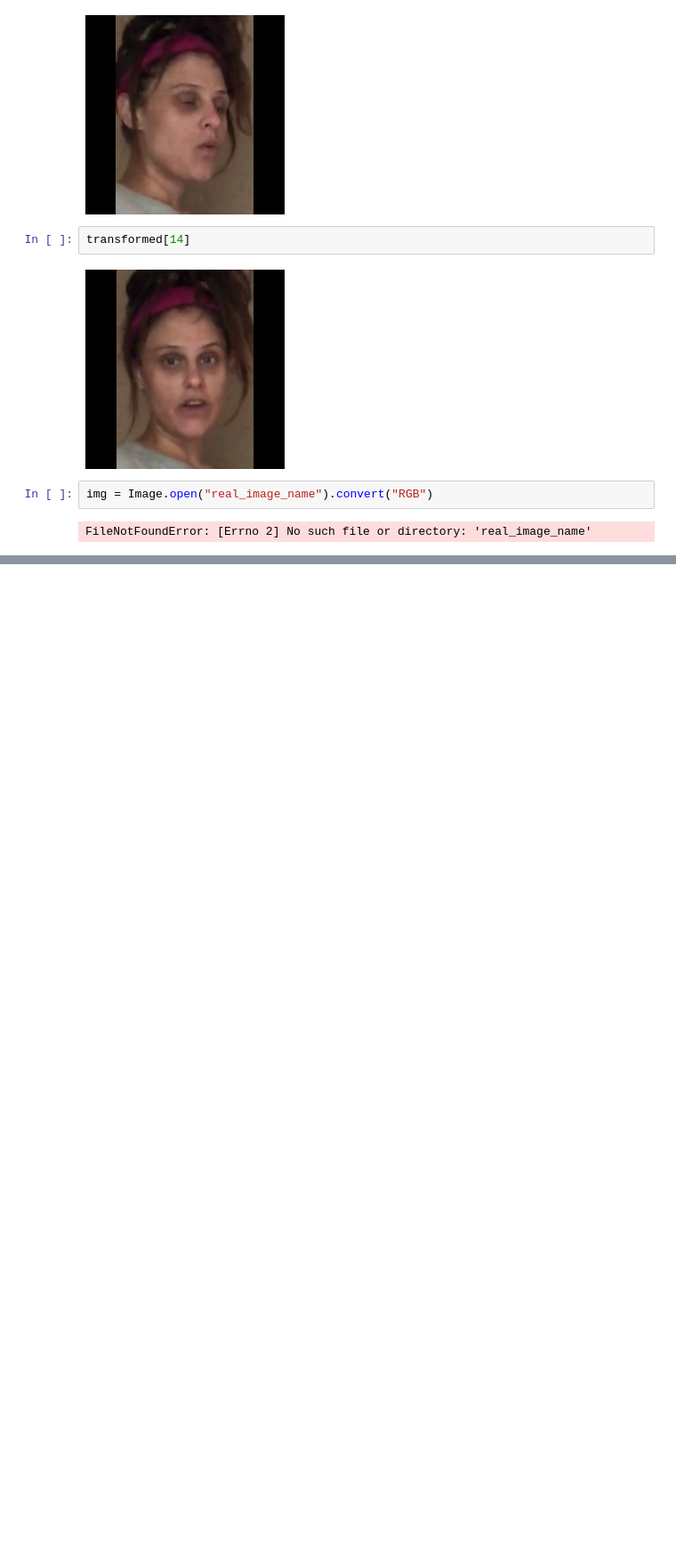
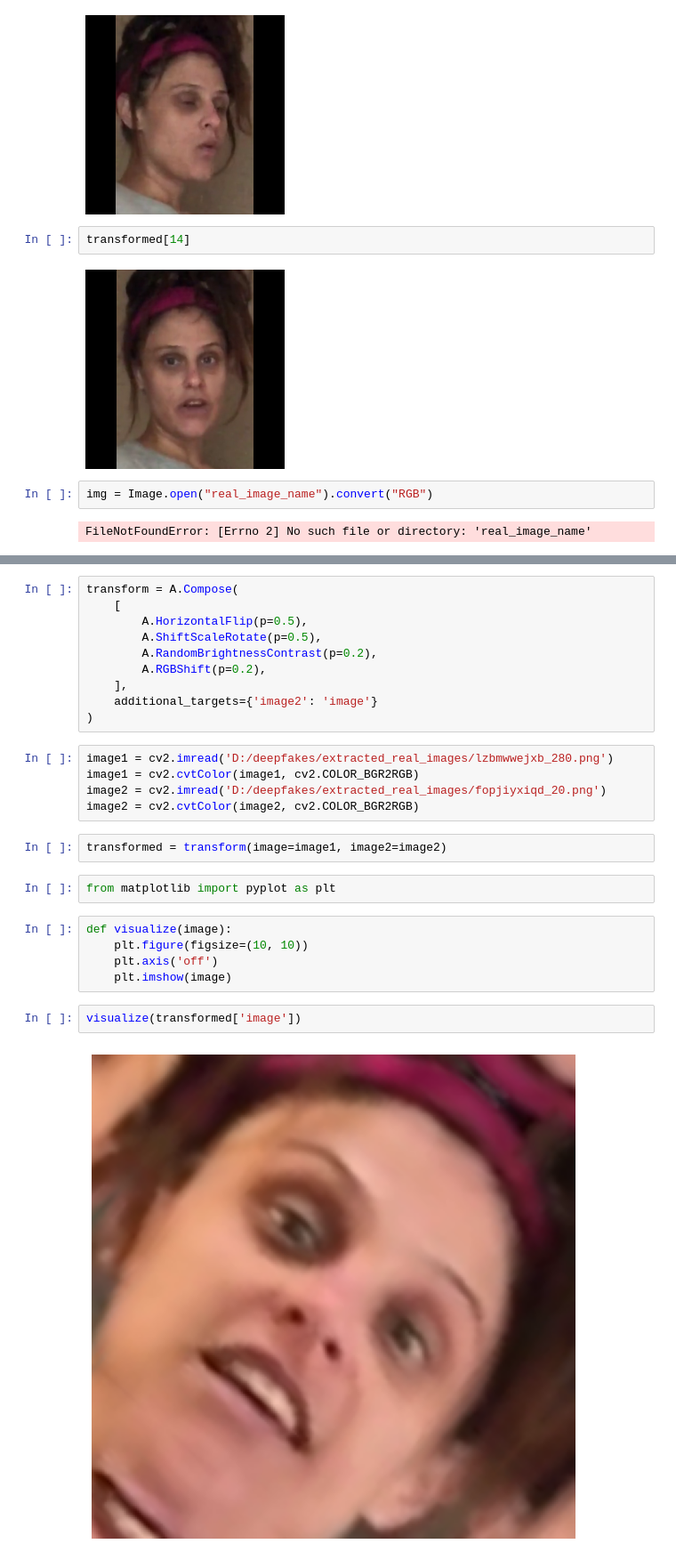
Before and after one commit to AugustasMacys/BachelorThesis, a Jupyter notebook: PlayWithImages.ipynb, the cells around one changed output, grey strips where cells are left out. Shown at 89% size. Drawn from its saved outputs; the diff is of its cells as text; blank space fills up the shorter version.

```diff
--- a/PlayWithImages.ipynb
+++ b/PlayWithImages.ipynb
@@ -145,0 +151,28 @@ FileNotFoundError: [Errno 2] No such file or directory: 'real_image_name'
+# %%
+transform = A.Compose(
+    [
+        A.HorizontalFlip(p=0.5),
+        A.ShiftScaleRotate(p=0.5),
+        A.RandomBrightnessContrast(p=0.2),
+        A.RGBShift(p=0.2),
+    ],
+    additional_targets={'image2': 'image'}
+)
+# %%
+image1 = cv2.imread('D:/deepfakes/extracted_real_images/lzbmwwejxb_280.png')
+image1 = cv2.cvtColor(image1, cv2.COLOR_BGR2RGB)
+image2 = cv2.imread('D:/deepfakes/extracted_real_images/fopjiyxiqd_20.png')
+image2 = cv2.cvtColor(image2, cv2.COLOR_BGR2RGB)
+# %%
+transformed = transform(image=image1, image2=image2)
+# %%
+from matplotlib import pyplot as plt
+# %%
+def visualize(image):
+    plt.figure(figsize=(10, 10))
+    plt.axis('off')
+    plt.imshow(image)
+# %%
+visualize(transformed['image'])
+# %% [output]
+[figure, added]
```
Also changed, not shown: parts of 4 cells of this notebook, 7 other files.
